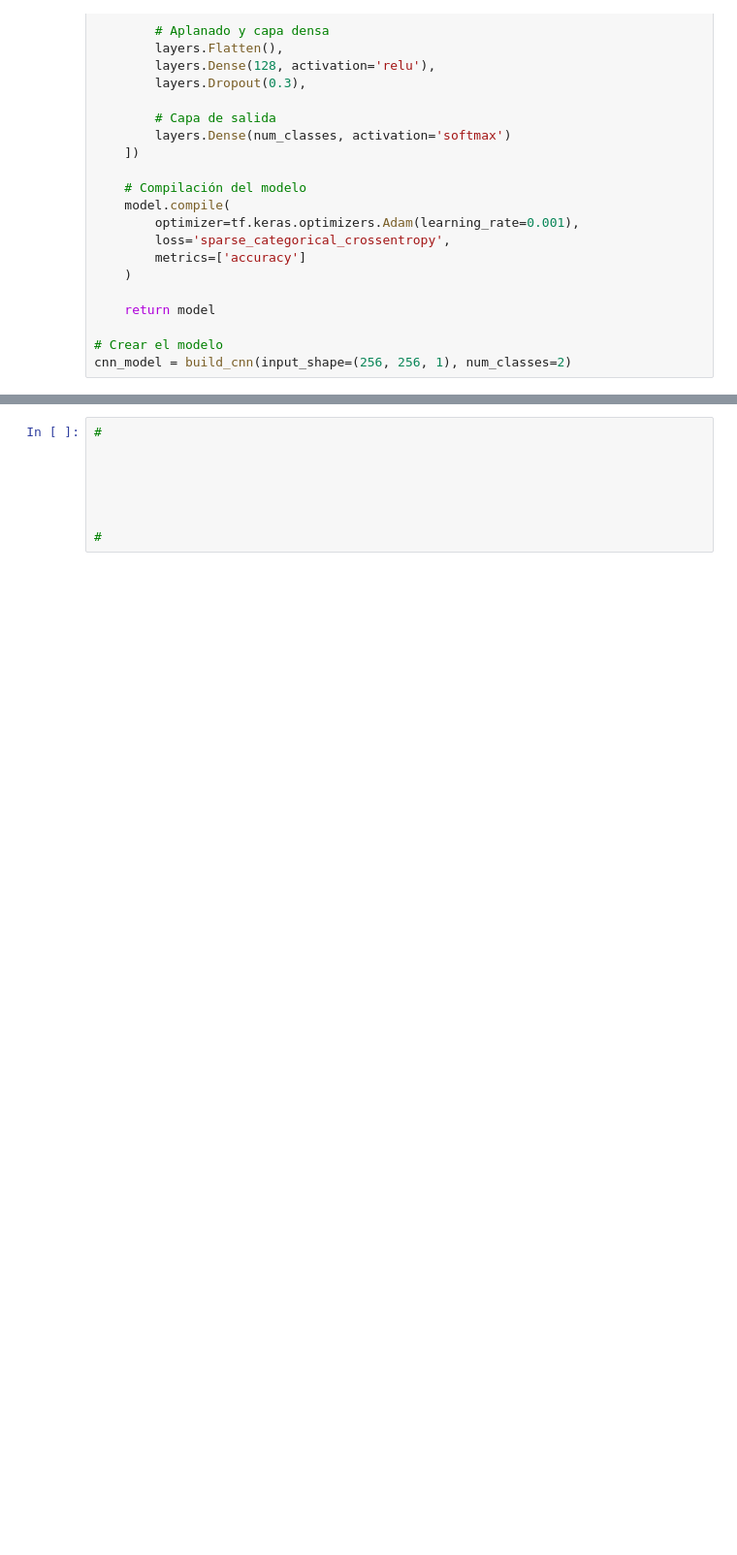
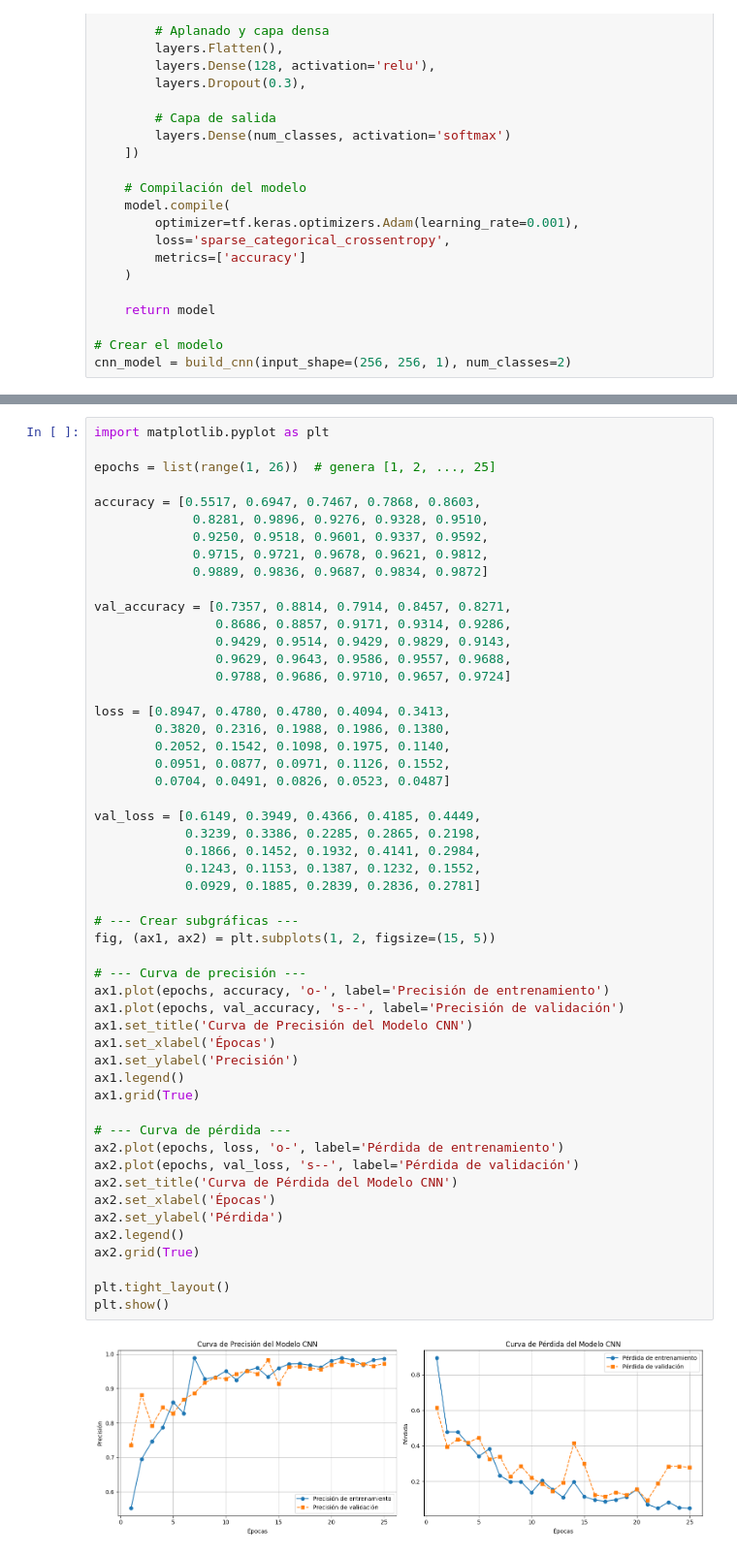
Before and after one commit to Jeiderbeltran/IA_Tizon_Tardio_Hojas_Tomate_, a Jupyter notebook: IA_Tizon_Tardio_Hojas_Tomate.ipynb, the cells around one changed output, grey strips where cells are left out. Shown: that part at 97% size. Cells and saved outputs as stored; diff of their text form; blank space fills up the shorter version.

Commit message:
Modelo de IA fianal

```diff
--- a/IA_Tizon_Tardio_Hojas_Tomate.ipynb
+++ b/IA_Tizon_Tardio_Hojas_Tomate.ipynb
@@ -327,8 +320,54 @@ Pérdida final: 0.6277
-# %%
-#
-
-
-
-
-
-#
+# %%
+import matplotlib.pyplot as plt
+
+epochs = list(range(1, 26))  # genera [1, 2, ..., 25]
+
+accuracy = [0.5517, 0.6947, 0.7467, 0.7868, 0.8603,
+             0.8281, 0.9896, 0.9276, 0.9328, 0.9510,
+             0.9250, 0.9518, 0.9601, 0.9337, 0.9592,
+             0.9715, 0.9721, 0.9678, 0.9621, 0.9812,
+             0.9889, 0.9836, 0.9687, 0.9834, 0.9872]
+
+val_accuracy = [0.7357, 0.8814, 0.7914, 0.8457, 0.8271,
+                0.8686, 0.8857, 0.9171, 0.9314, 0.9286,
+                0.9429, 0.9514, 0.9429, 0.9829, 0.9143,
+                0.9629, 0.9643, 0.9586, 0.9557, 0.9688,
+                0.9788, 0.9686, 0.9710, 0.9657, 0.9724]
+
+loss = [0.8947, 0.4780, 0.4780, 0.4094, 0.3413,
+        0.3820, 0.2316, 0.1988, 0.1986, 0.1380,
+        0.2052, 0.1542, 0.1098, 0.1975, 0.1140,
+        0.0951, 0.0877, 0.0971, 0.1126, 0.1552,
+        0.0704, 0.0491, 0.0826, 0.0523, 0.0487]
+
+val_loss = [0.6149, 0.3949, 0.4366, 0.4185, 0.4449,
+            0.3239, 0.3386, 0.2285, 0.2865, 0.2198,
+            0.1866, 0.1452, 0.1932, 0.4141, 0.2984,
+            0.1243, 0.1153, 0.1387, 0.1232, 0.1552,
+            0.0929, 0.1885, 0.2839, 0.2836, 0.2781]
+
+# --- Crear subgráficas ---
+fig, (ax1, ax2) = plt.subplots(1, 2, figsize=(15, 5))
+
+# --- Curva de precisión ---
+ax1.plot(epochs, accuracy, 'o-', label='Precisión de entrenamiento')
+ax1.plot(epochs, val_accuracy, 's--', label='Precisión de validación')
+ax1.set_title('Curva de Precisión del Modelo CNN')
+ax1.set_xlabel('Épocas')
+ax1.set_ylabel('Precisión')
+ax1.legend()
+ax1.grid(True)
+
+# --- Curva de pérdida ---
+ax2.plot(epochs, loss, 'o-', label='Pérdida de entrenamiento')
+ax2.plot(epochs, val_loss, 's--', label='Pérdida de validación')
+ax2.set_title('Curva de Pérdida del Modelo CNN')
+ax2.set_xlabel('Épocas')
+ax2.set_ylabel('Pérdida')
+ax2.legend()
+ax2.grid(True)
+
+plt.tight_layout()
+plt.show()
+# %% [output]
+[figure, added]
```
Also changed, not shown: parts of 11 cells of this notebook.
